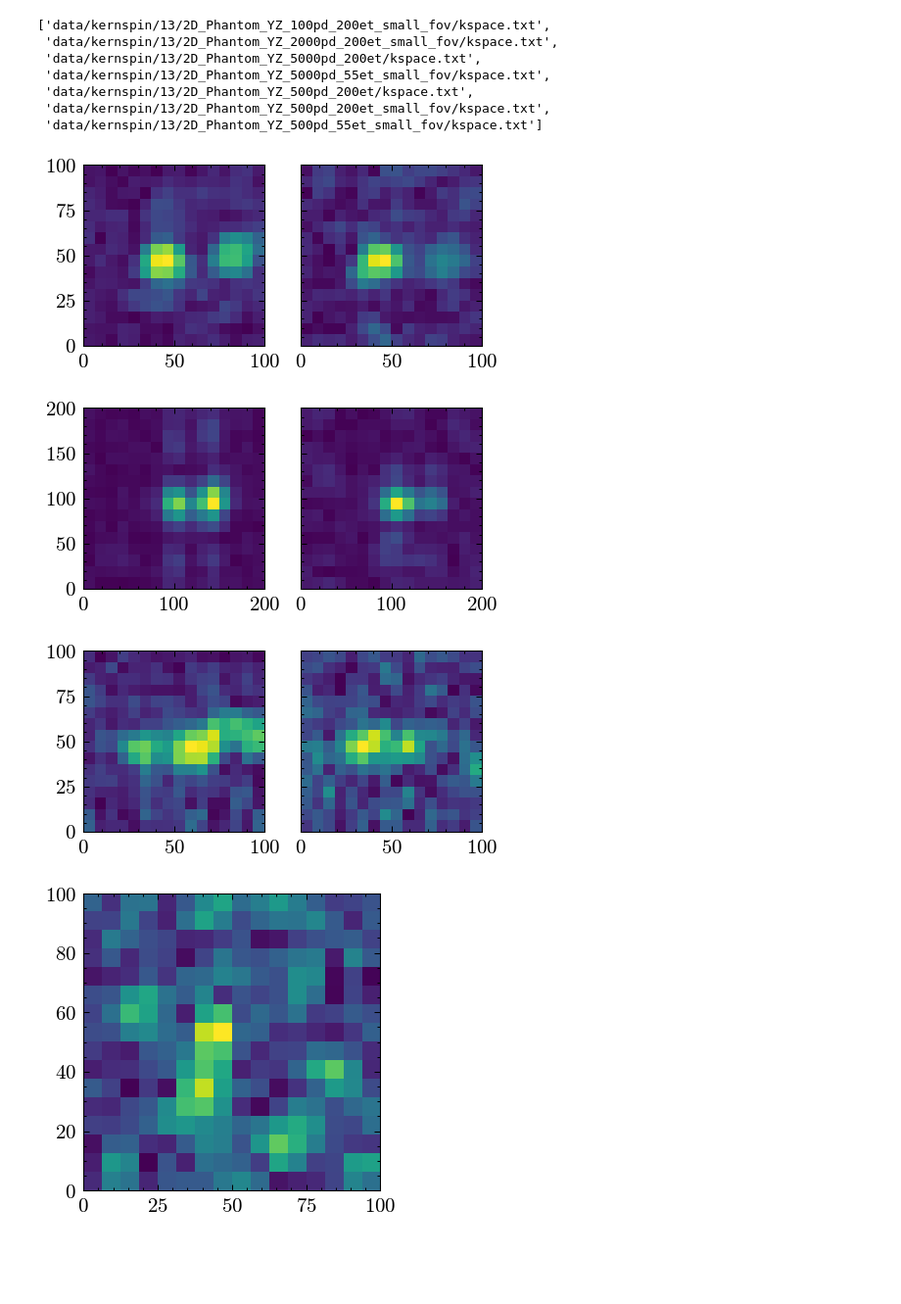
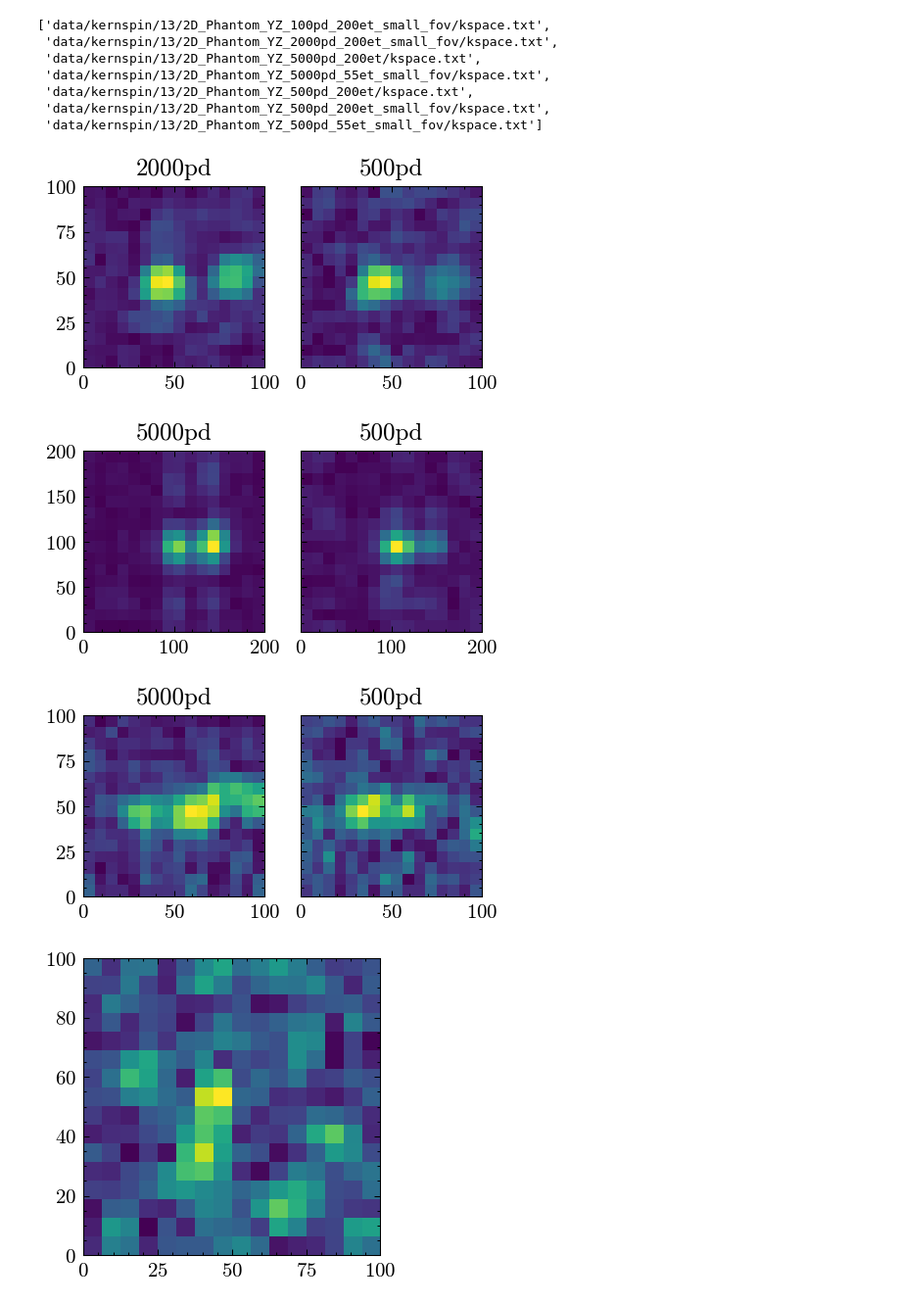
Before and after one commit to emhl/FP2, a Jupyter notebook: kernspin.ipynb, the cells around one changed output. Shown at 98% size. Cells and saved outputs as stored; diff of their text form; code cells hidden in the pictures; blank space fills up the shorter version.

```diff
--- a/kernspin.ipynb
+++ b/kernspin.ipynb
@@ -638,25 +707,32 @@ for f in files13:
 # %%
 fig, ax = plt.subplots(1,2,sharey=True)
 ax[0].imshow(dat13[3],extent=[0,100,0,100],aspect=100/100)
+ax[0].set_title("2000pd")
 ax[1].imshow(dat13[11],extent=[0,100,0,100],aspect=100/100)
+ax[1].set_title("500pd")
 # ax[2].imshow(dat13[1])
 plt.savefig(outdir+'13-100mm.pdf')
 # %% [output]
-[figure, old version]
+[figure, new version]
 # %%
 fig, ax = plt.subplots(1,2,sharey=True)
 ax[0].imshow(dat13[5],extent=[0,200,0,200],aspect=100/100)
+ax[0].set_title("5000pd")
 ax[1].imshow(dat13[9],extent=[0,200,0,200],aspect=100/100)
+ax[1].set_title("500pd")
+
 plt.savefig(outdir+'13-200mm.pdf')
 # %% [output]
-[figure, old version]
+[figure, new version]
 # %%
 fig, ax = plt.subplots(1,2,sharey=True)
 ax[0].imshow(dat13[7],extent=[0,100,0,100],aspect=100/100)
+ax[0].set_title("5000pd")
 ax[1].imshow(dat13[13],extent=[0,100,0,100],aspect=100/100)
+ax[1].set_title("500pd")
 plt.savefig(outdir+'13-55et.pdf')
 # %% [output]
-[figure, old version]
+[figure, new version]
 # %%
 plt.figure()
 plt.imshow(dat13[1],extent=[0,100,0,100],aspect=100/100)
```
Also changed, not shown: parts of 5 cells of this notebook.
